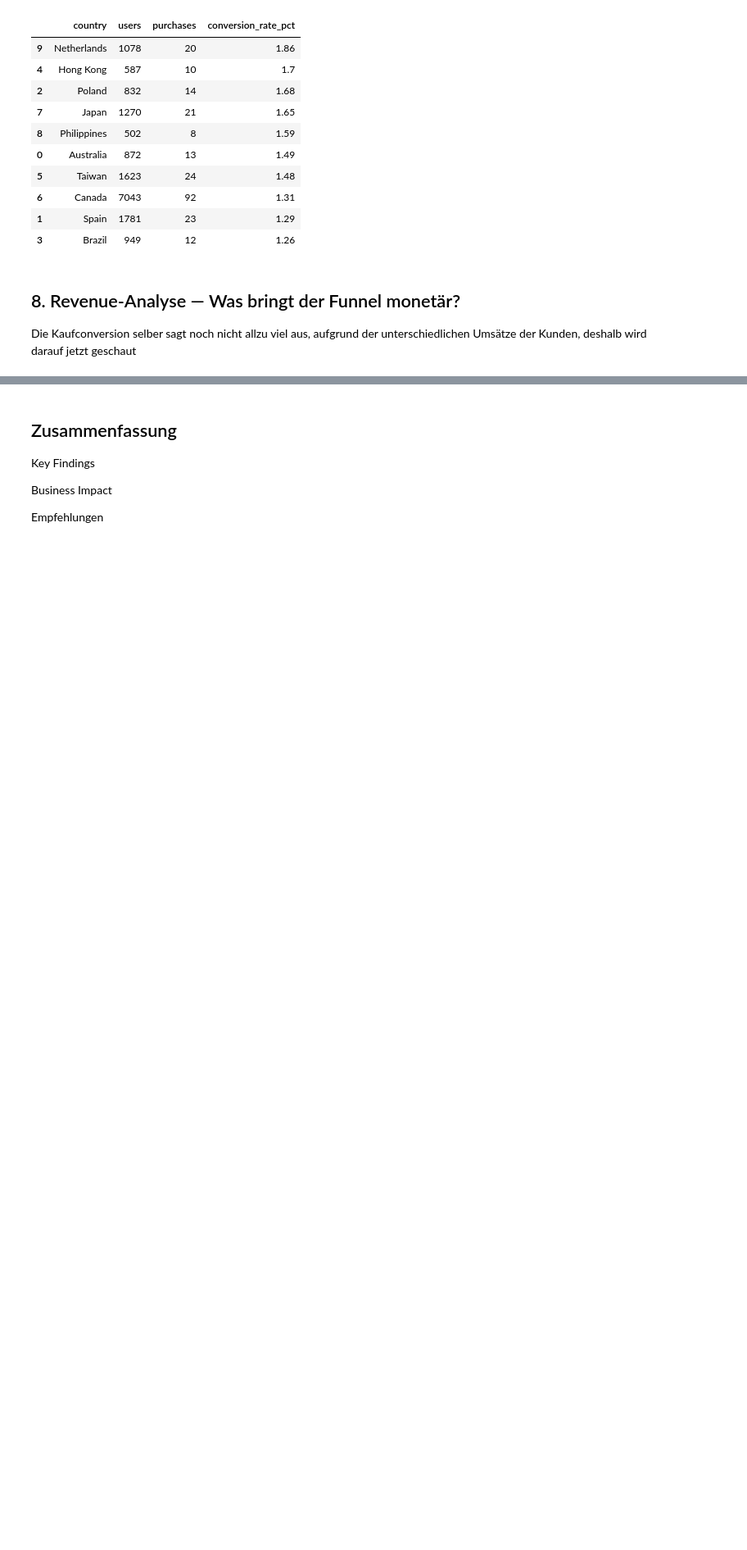
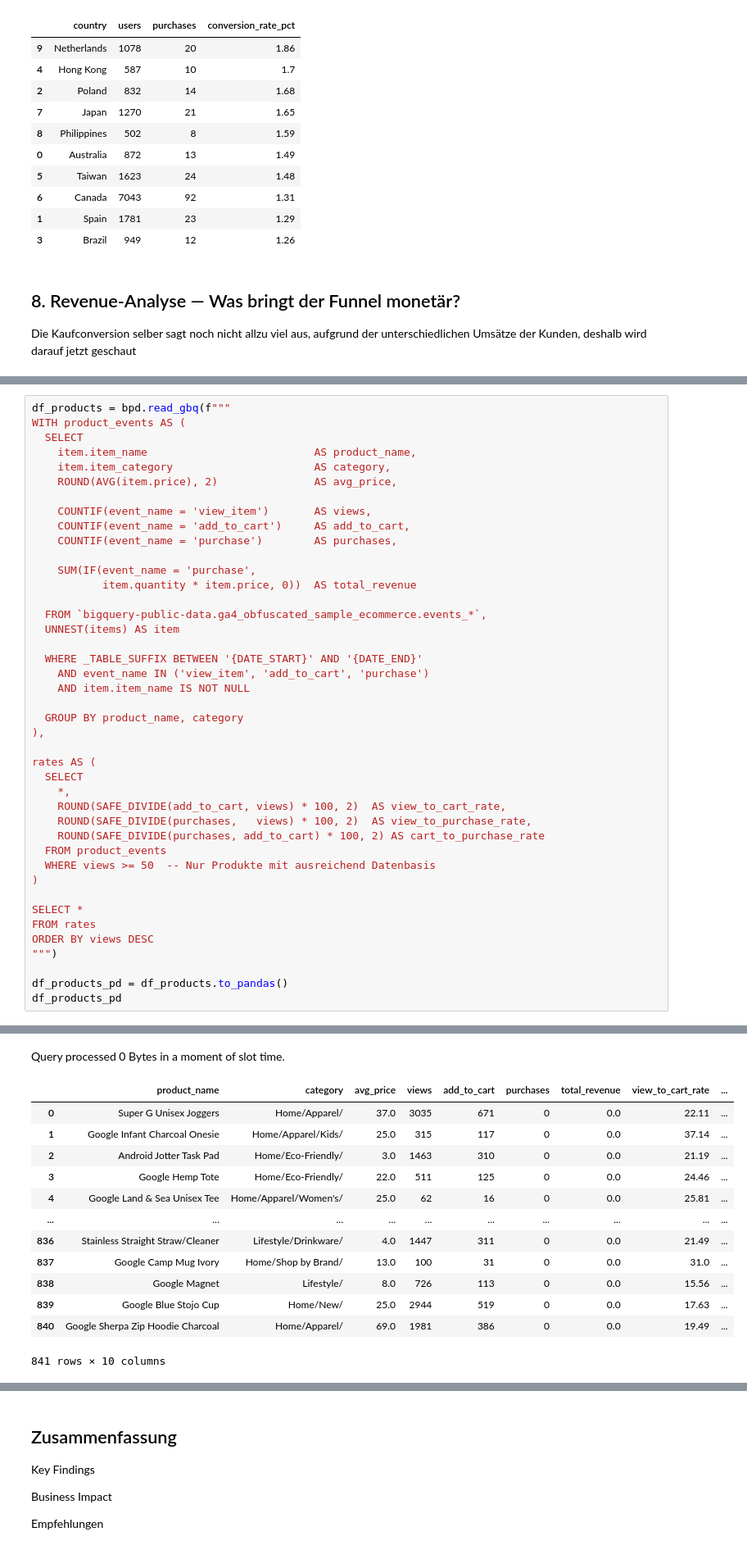
Before and after one commit to Buck-Data/Funnel-Analysis, a Jupyter notebook: notebooks/Big_Query.ipynb, the cells around one changed output, grey strips where cells are left out. Shown at 82% size. Drawn from its saved outputs; the diff is of its cells as text; blank space fills up the shorter version.

```diff
--- a/notebooks/Big_Query.ipynb
+++ b/notebooks/Big_Query.ipynb
@@ -892,0 +1002,43 @@ plt.show()
+# %%
+df_products = bpd.read_gbq(f"""
+WITH product_events AS (
+  SELECT
+    item.item_name                          AS product_name,
+    item.item_category                      AS category,
+    ROUND(AVG(item.price), 2)               AS avg_price,
+
+    COUNTIF(event_name = 'view_item')       AS views,
+    COUNTIF(event_name = 'add_to_cart')     AS add_to_cart,
+    COUNTIF(event_name = 'purchase')        AS purchases,
+
+    SUM(IF(event_name = 'purchase',
+           item.quantity * item.price, 0))  AS total_revenue
+
+  FROM `bigquery-public-data.ga4_obfuscated_sample_ecommerce.events_*`,
+  UNNEST(items) AS item
+
+  WHERE _TABLE_SUFFIX BETWEEN '{DATE_START}' AND '{DATE_END}'
+    AND event_name IN ('view_item', 'add_to_cart', 'purchase')
+    AND item.item_name IS NOT NULL
+
+  GROUP BY product_name, category
+),
+
+rates AS (
+  SELECT
+    *,
+    ROUND(SAFE_DIVIDE(add_to_cart, views) * 100, 2)  AS view_to_cart_rate,
+    ROUND(SAFE_DIVIDE(purchases,   views) * 100, 2)  AS view_to_purchase_rate,
+    ROUND(SAFE_DIVIDE(purchases, add_to_cart) * 100, 2) AS cart_to_purchase_rate
+  FROM product_events
+  WHERE views >= 50  -- Nur Produkte mit ausreichend Datenbasis
+)
+
+SELECT *
+FROM rates
+ORDER BY views DESC
+""")
+
+df_products_pd = df_products.to_pandas()
+df_products_pd
+# %% [output]
@@ -892,0 +1046,14 @@ plt.show()
+Query processed 0 Bytes in a moment of slot time.
+|  | product_name | category | avg_price | views | add_to_cart | purchases | total_revenue | view_to_cart_rate | ... |
+| 0 | Super G Unisex Joggers | Home/Apparel/ | 37.0 | 3035 | 671 | 0 | 0.0 | 22.11 | ... |
+| 1 | Google Infant Charcoal Onesie | Home/Apparel/Kids/ | 25.0 | 315 | 117 | 0 | 0.0 | 37.14 | ... |
+| 2 | Android Jotter Task Pad | Home/Eco-Friendly/ | 3.0 | 1463 | 310 | 0 | 0.0 | 21.19 | ... |
+| 3 | Google Hemp Tote | Home/Eco-Friendly/ | 22.0 | 511 | 125 | 0 | 0.0 | 24.46 | ... |
+| 4 | Google Land & Sea Unisex Tee | Home/Apparel/Women's/ | 25.0 | 62 | 16 | 0 | 0.0 | 25.81 | ... |
+| ... | ... | ... | ... | ... | ... | ... | ... | ... | ... |
+| 836 | Stainless Straight Straw/Cleaner | Lifestyle/Drinkware/ | 4.0 | 1447 | 311 | 0 | 0.0 | 21.49 | ... |
+| 837 | Google Camp Mug Ivory | Home/Shop by Brand/ | 13.0 | 100 | 31 | 0 | 0.0 | 31.0 | ... |
+| 838 | Google Magnet | Lifestyle/ | 8.0 | 726 | 113 | 0 | 0.0 | 15.56 | ... |
+| 839 | Google Blue Stojo Cup | Home/New/ | 25.0 | 2944 | 519 | 0 | 0.0 | 17.63 | ... |
+| 840 | Google Sherpa Zip Hoodie Charcoal | Home/Apparel/ | 69.0 | 1981 | 386 | 0 | 0.0 | 19.49 | ... |
+841 rows × 10 columns
```
Also changed, not shown: parts of 28 cells of this notebook.
